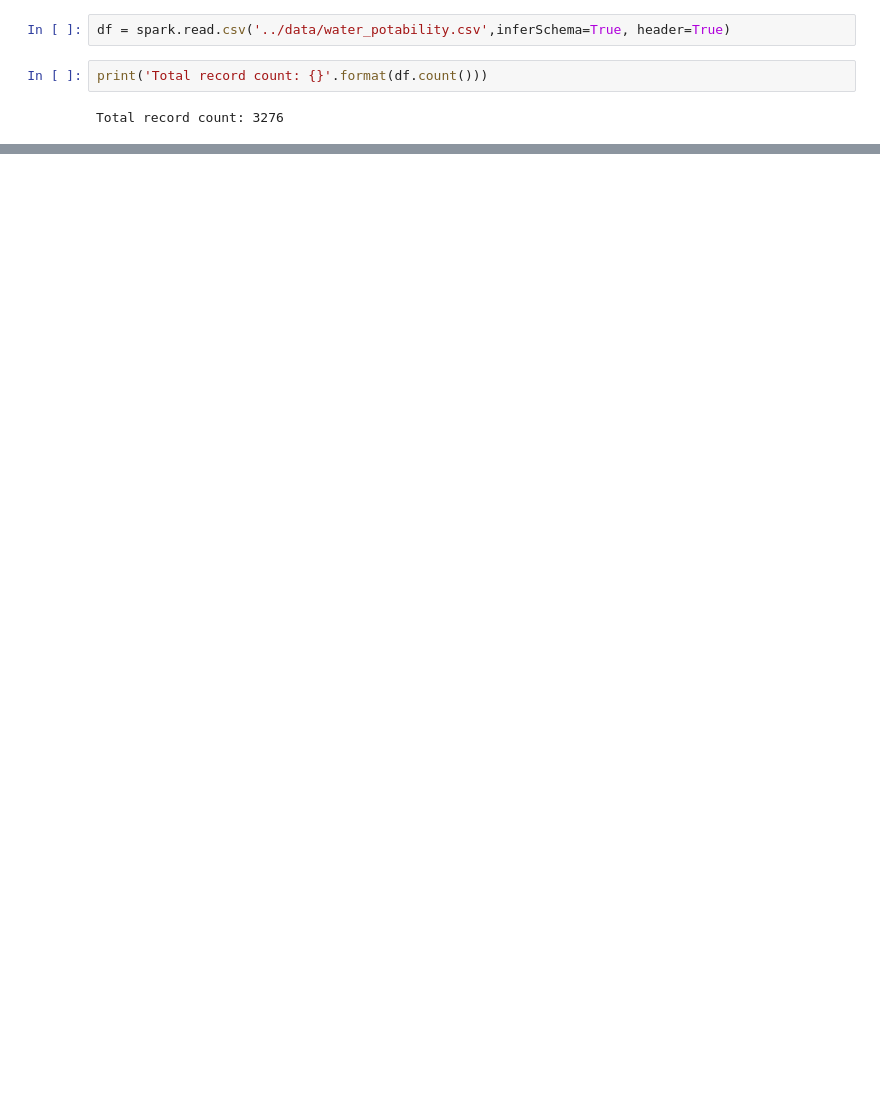
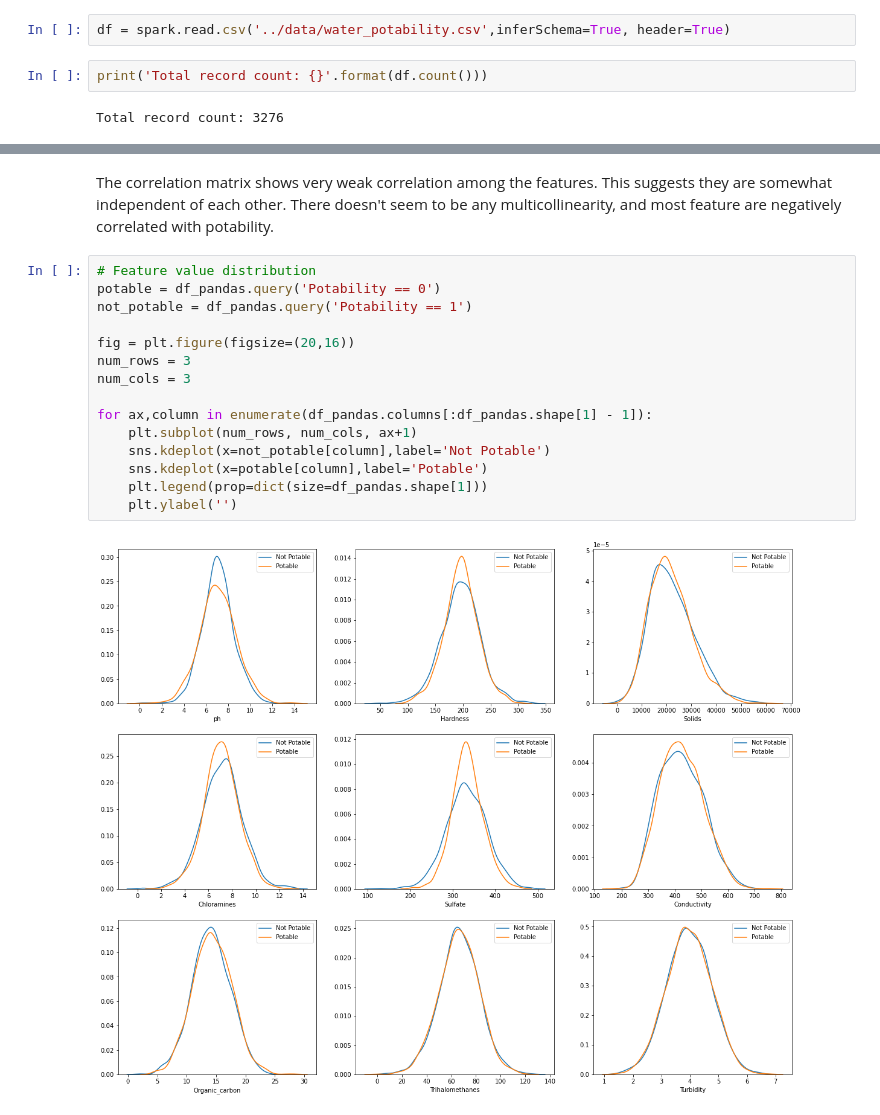
Before and after one commit to bryanfree66/udemy_mlflow_course, a Jupyter notebook: notebooks/1_water_potability_data_exploration.ipynb, the cells around one changed output, grey strips where cells are left out. Saved outputs shown, nothing was run; the diff lists cells and outputs as text; blank space fills up the shorter version.

```diff
--- a/notebooks/1_water_potability_data_exploration.ipynb
+++ b/notebooks/1_water_potability_data_exploration.ipynb
@@ -126,0 +110,19 @@ We have nulls to deal with for pH, sulfates, and trihalomethanes.
+# %% [markdown]
+The correlation matrix shows very weak correlation among the features. This suggests they are somewhat independent of each other. There doesn't seem to be any multicollinearity, and most feature are negatively correlated with potability.
+# %%
+# Feature value distribution
+potable = df_pandas.query('Potability == 0')
+not_potable = df_pandas.query('Potability == 1')
+
+fig = plt.figure(figsize=(20,16))
+num_rows = 3
+num_cols = 3
+
+for ax,column in enumerate(df_pandas.columns[:df_pandas.shape[1] - 1]):
+    plt.subplot(num_rows, num_cols, ax+1)
+    sns.kdeplot(x=not_potable[column],label='Not Potable')
+    sns.kdeplot(x=potable[column],label='Potable')
+    plt.legend(prop=dict(size=df_pandas.shape[1]))
+    plt.ylabel('')
+# %% [output]
+[figure, added]
```
Also changed, not shown: parts of 26 cells of this notebook, 1 other file.
